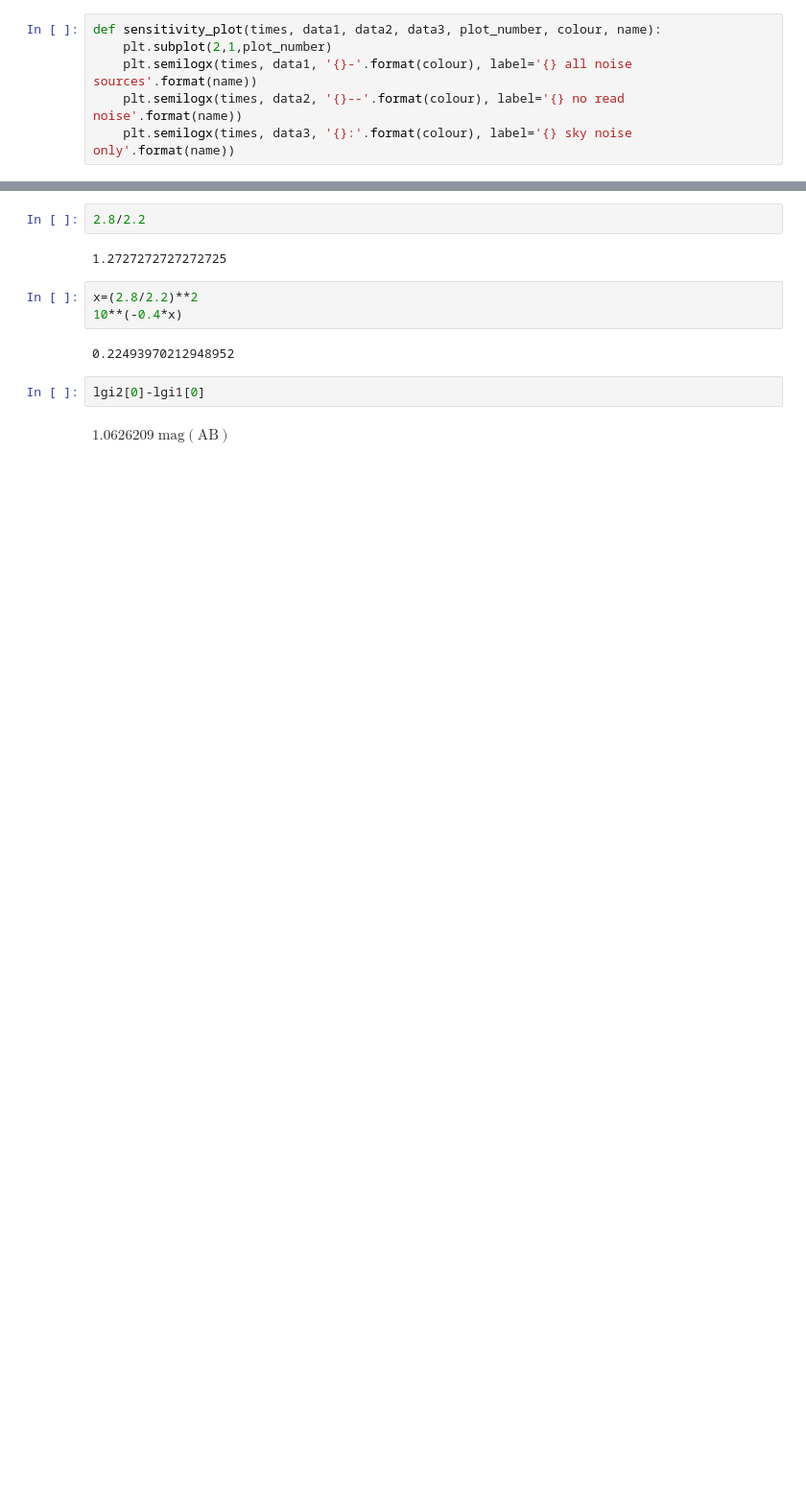
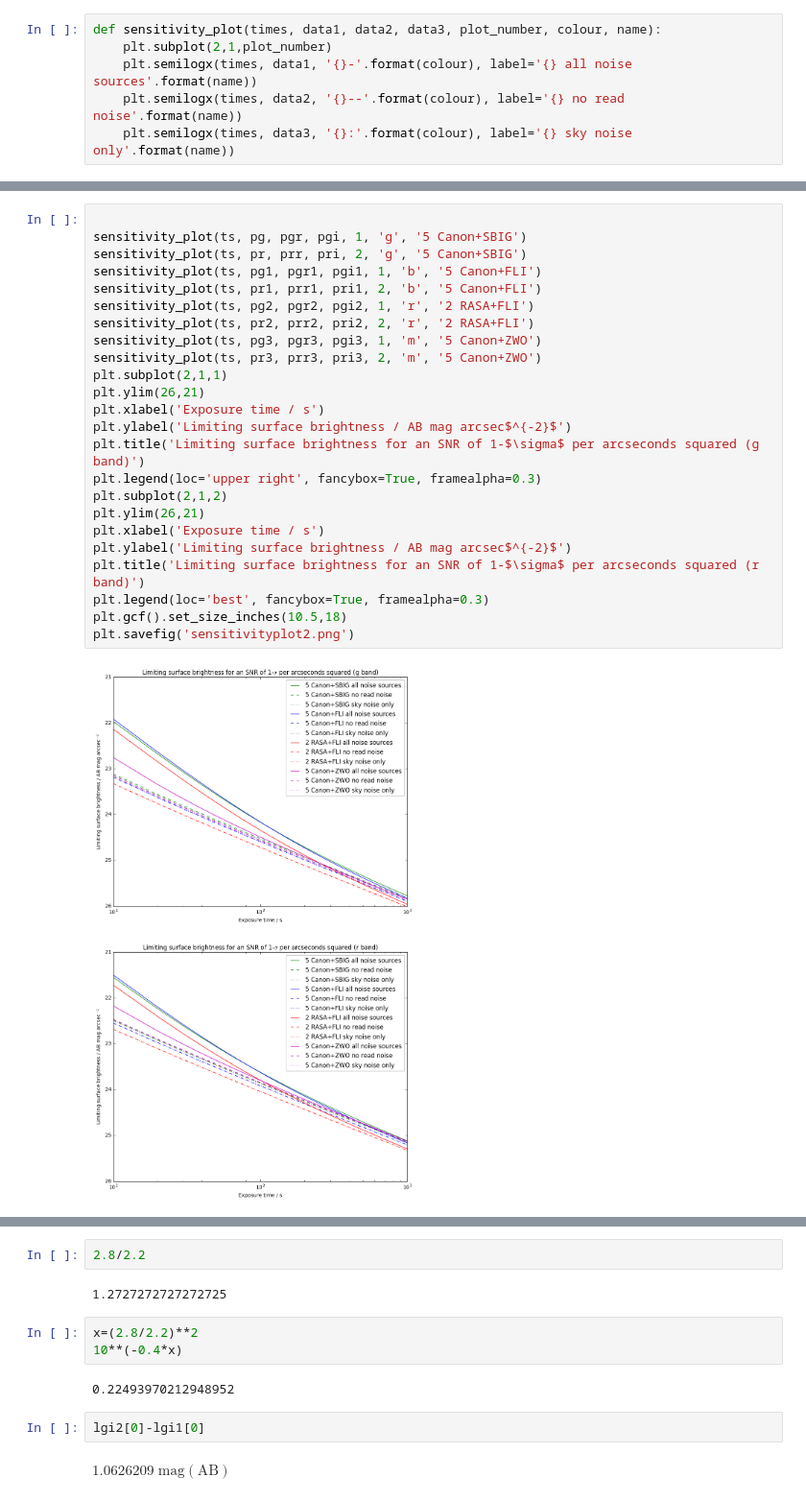
Before and after one commit to AnthonyHorton/signal-to-noise, a Jupyter notebook: Huntsman SNR.ipynb, the cells around one changed output, grey strips where cells are left out. Shown at 96% size. Drawn from its saved outputs; the diff is of its cells as text; blank space fills up the shorter version.

```diff
--- a/Huntsman SNR.ipynb
+++ b/Huntsman SNR.ipynb
@@ -359,0 +369,26 @@ plt.savefig('sensitivityplot1.png')
+# %%
+
+sensitivity_plot(ts, pg, pgr, pgi, 1, 'g', '5 Canon+SBIG')
+sensitivity_plot(ts, pr, prr, pri, 2, 'g', '5 Canon+SBIG')
+sensitivity_plot(ts, pg1, pgr1, pgi1, 1, 'b', '5 Canon+FLI')
+sensitivity_plot(ts, pr1, prr1, pri1, 2, 'b', '5 Canon+FLI')
+sensitivity_plot(ts, pg2, pgr2, pgi2, 1, 'r', '2 RASA+FLI')
+sensitivity_plot(ts, pr2, prr2, pri2, 2, 'r', '2 RASA+FLI')
+sensitivity_plot(ts, pg3, pgr3, pgi3, 1, 'm', '5 Canon+ZWO')
+sensitivity_plot(ts, pr3, prr3, pri3, 2, 'm', '5 Canon+ZWO')
+plt.subplot(2,1,1)
+plt.ylim(26,21)
+plt.xlabel('Exposure time / s')
+plt.ylabel('Limiting surface brightness / AB mag arcsec$^{-2}$')
+plt.title('Limiting surface brightness for an SNR of 1-$\sigma$ per arcseconds squared (g band)')
+plt.legend(loc='upper right', fancybox=True, framealpha=0.3)
+plt.subplot(2,1,2)
+plt.ylim(26,21)
+plt.xlabel('Exposure time / s')
+plt.ylabel('Limiting surface brightness / AB mag arcsec$^{-2}$')
+plt.title('Limiting surface brightness for an SNR of 1-$\sigma$ per arcseconds squared (r band)')
+plt.legend(loc='best', fancybox=True, framealpha=0.3)
+plt.gcf().set_size_inches(10.5,18)
+plt.savefig('sensitivityplot2.png')
+# %% [output]
+[figure, added]
```
Also changed, not shown: parts of 5 cells of this notebook, 4 other files.
